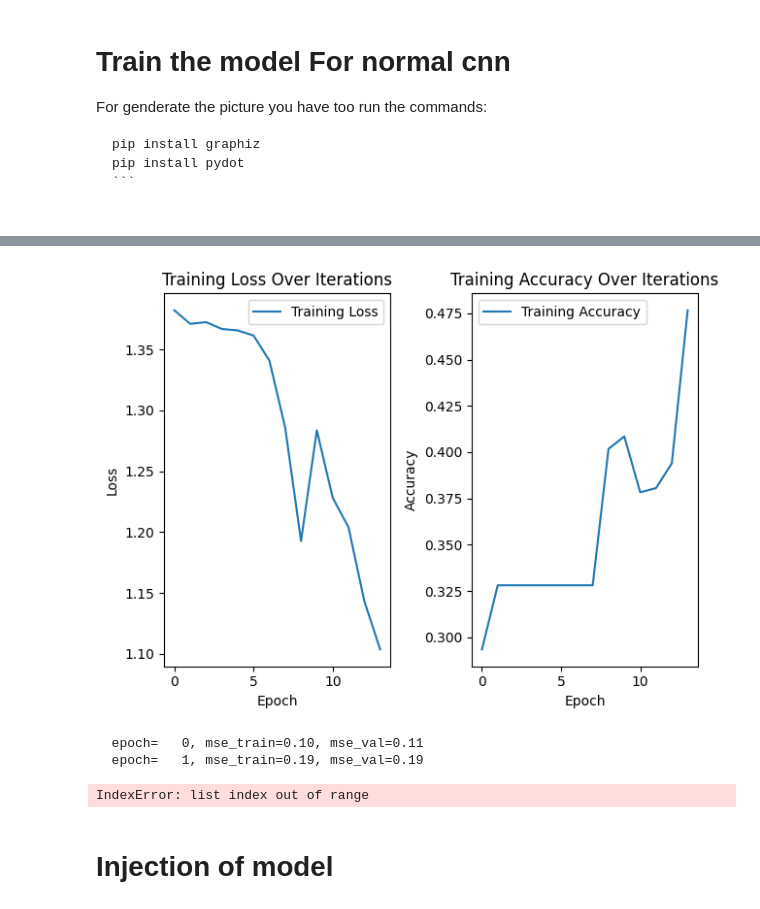
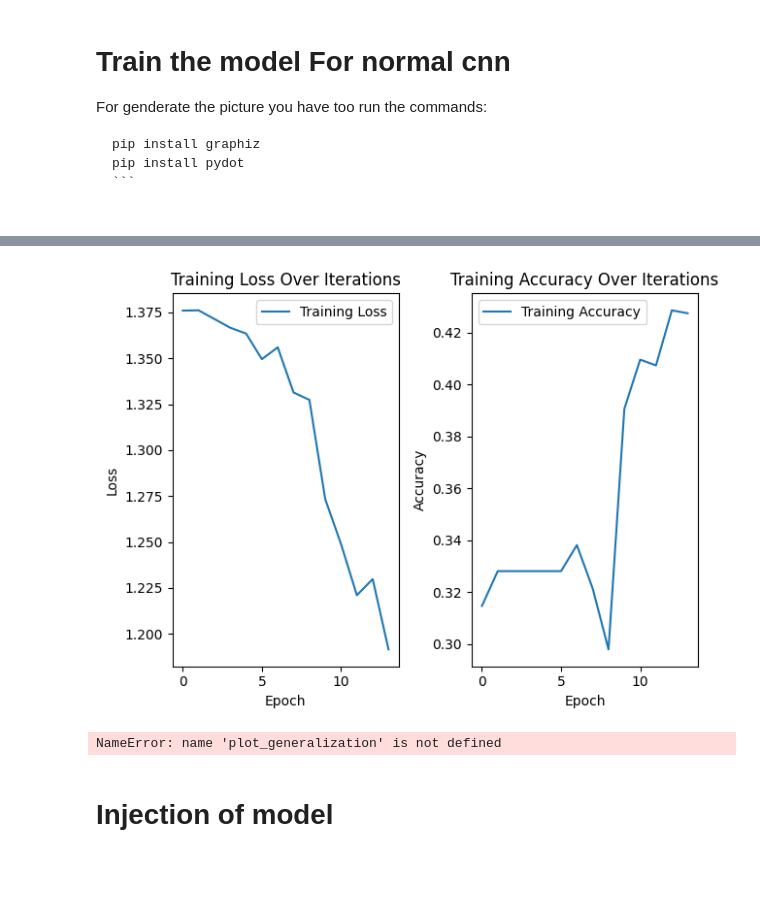
Before and after one commit to BjarkeKarlsen/mal12, a Jupyter notebook: O4/O4.ipynb, the cells around one changed output, grey strips where cells are left out. Drawn from its saved outputs; the diff is of its cells as text; code cells hidden in the pictures; blank space fills up the shorter version.

Commit message:
Almost done # Injection of model

```diff
--- a/O4/O4.ipynb
+++ b/O4/O4.ipynb
@@ -274,52 +274,31 @@ for train, val in kfold.split(X_train, y_train.argmax(1)):
     X_train_kfold, X_val_kfold = X_train[train], X_train[val]
     y_train_kfold, y_val_kfold = y_train[train], y_train[val]
 
-    history = model.fit(X_train_kfold, y_train_kfold, epochs=n_epochs, batch_size=64, verbose=0)
+    for epoch in range(n_epochs):
+        history = model.fit(X_train_kfold, y_train_kfold, epochs=1, batch_size=64, verbose=0)
 
-    train_losses.append(history.history['loss'])
-    train_accuracies.append(history.history['accuracy'])
+        train_losses.append(history.history['loss'][0])
+        train_accuracies.append(history.history['accuracy'][0])
 
-    y_train_pred = model.predict(X_train_kfold)
+        # Predict training data
+        y_train_pred = model.predict(X_train_kfold, verbose=0)
+        mse_train = mean_squared_error(y_train_kfold, y_train_pred)
+        train_errors.append(mse_train)
 
-    mse_train = mean_squared_error(y_train_kfold, y_train_pred)
-    train_errors.append(mse_train)
+        # Evalutate the model
+        test_loss, test_accuracy = model.evaluate(X_val_kfold, y_val_kfold)
+        test_accuracies.append(test_accuracy)
+        test_losses.append(test_loss)
 
-    test_loss, test_accuracy = model.evaluate(X_val_kfold, y_val_kfold)
-    test_accuracies.append(test_accuracy)
-    test_losses.append(test_loss)
-
-    y_val_pred = model.predict(X_val_kfold)
-
-    mse_val = mean_squared_error(y_val_kfold, y_val_pred)
-    val_errors.append(mse_val)
+        # Predict validate data
+        y_val_pred = model.predict(X_val_kfold, verbose=0)
+        mse_val = mean_squared_error(y_val_kfold, y_val_pred)
+        val_errors.append(mse_val)
 
 
 print_Average(test_accuracies, test_losses)
 
 plot_metrics(train_losses, train_accuracies)
 
-best_epoch = np.argmin(val_errors)
-best_val_rmse = np.sqrt(val_errors[best_epoch])
-
-# plt.figure(figsize=(10,5))
-# plt.annotate('Best model',
-#              xy=(best_epoch, best_val_rmse),
-#              xytext=(best_epoch, best_val_rmse + 1),
-#              ha="center",
-#              arrowprops=dict(facecolor='black', shrink=0.05),
-#              fontsize=16,
-#             )
-
-for i in range(n_epochs):
-    print(f"  epoch={i:4d}, mse_train={train_errors[i]:4.2f}, mse_val={val_errors[i]:4.2f}")
-
-
-#best_val_rmse -= 0.03  # just to make the graph look better
-plt.plot([0, n_epochs], [best_val_rmse, best_val_rmse], "k:", linewidth=2)
-plt.plot(np.sqrt(train_errors), "b--", linewidth=2, label="Training set")
-plt.plot(np.sqrt(val_errors), "g-", linewidth=3, label="Validation set")
-plt.legend(loc="upper right", fontsize=14)
-plt.xlabel("Epoch", fontsize=14)
-plt.ylabel("RMSE", fontsize=14)
-plt.show()
+plot_generalization(n_epochs, val_errors, train_errors)
 # %% [output]
@@ -336,7 +322,5 @@ Average scores for all folds:
-[figure, old version]
+[figure, new version]
-  epoch=   0, mse_train=0.10, mse_val=0.11
-  epoch=   1, mse_train=0.19, mse_val=0.19
+NameError: name 'plot_generalization' is not defined
-IndexError: list index out of range
 # %% [markdown]
 # Injection of model
 # %%
```
Also changed, not shown: parts of 3 cells of this notebook.
